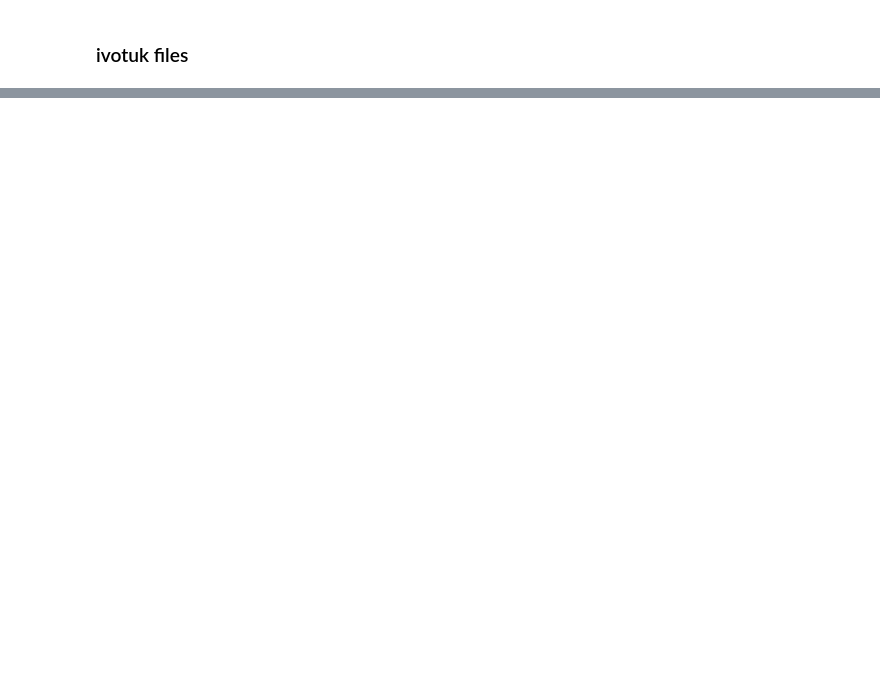
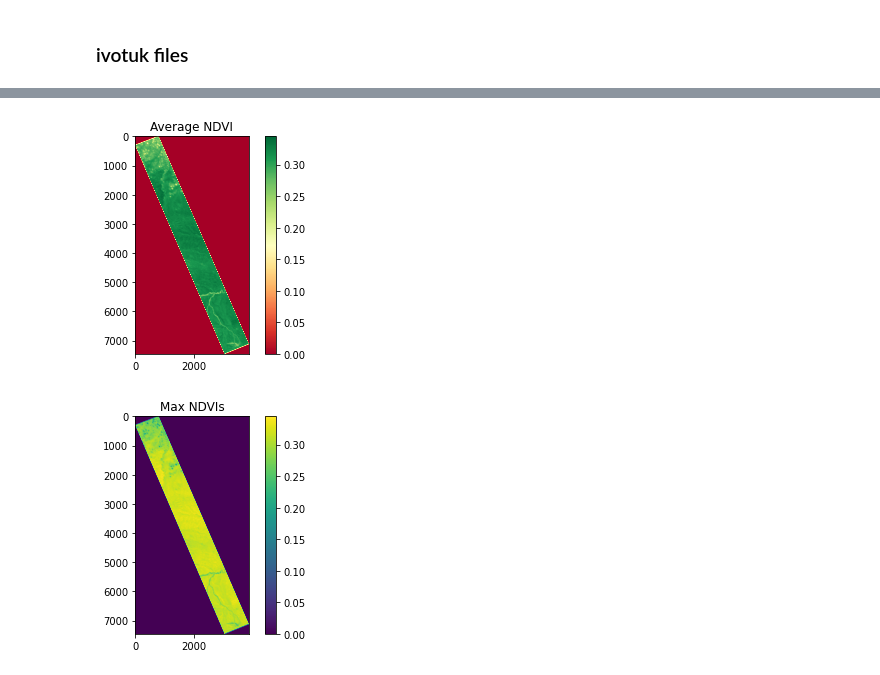
Before and after one commit to Aryal007/MODIS_NDVI_Alaska, a Jupyter notebook: get_csv.ipynb, the cells around one changed output, grey strips where cells are left out. Cells and saved outputs as stored; diff of their text form; code cells hidden in the pictures; blank space fills up the shorter version.

```diff
--- a/get_csv.ipynb
+++ b/get_csv.ipynb
@@ -120,2 +122,33 @@ plt.show()
+# %%
+files = glob.glob(str(IVOTUK_SOUTH_DIR / "*"))
+average_ndvi = np.zeros_like(np.load(files[0]), dtype=np.float32)
+max_ndvi = np.zeros_like(np.load(files[0]), dtype=np.float32)
+for i in range(len(files)):
+    x = np.load(files[i])
+    _date = datetime.strptime(os.path.basename(files[i]), "%Y_%m_%d.npy")
+    _region = "ivotuk_south"
+    _max = np.max(x)
+    df.loc[len(df.index)] = [_region, _date, _max]
+    average_ndvi += x
+    max_ndvi += (x == np.max(x)).astype(np.uint8)
+average_ndvi = average_ndvi/len(files)
+max_ndvi = max_ndvi/len(files)
+minimum, maximum = -2000, 10000
+average_ndvi = (average_ndvi - minimum) / (maximum - minimum)
+np.save(DATA_DIR / "ivotuk_average", average_ndvi)
+np.save(DATA_DIR / "ivotuk_max", max_ndvi)
+plt.figure()
+plt.imshow(average_ndvi, cmap="RdYlGn")
+plt.title("Average NDVI")
+plt.colorbar()
+plt.show()
+plt.figure()
+plt.imshow(average_ndvi)
+plt.title("Max NDVIs")
+plt.colorbar()
+plt.show()
+# %% [output]
+[figure, added]
+[figure, added]
 # %%
 df.to_csv("final.csv", index=False)
```
Also changed, not shown: parts of 4 cells of this notebook, 5 other files.
